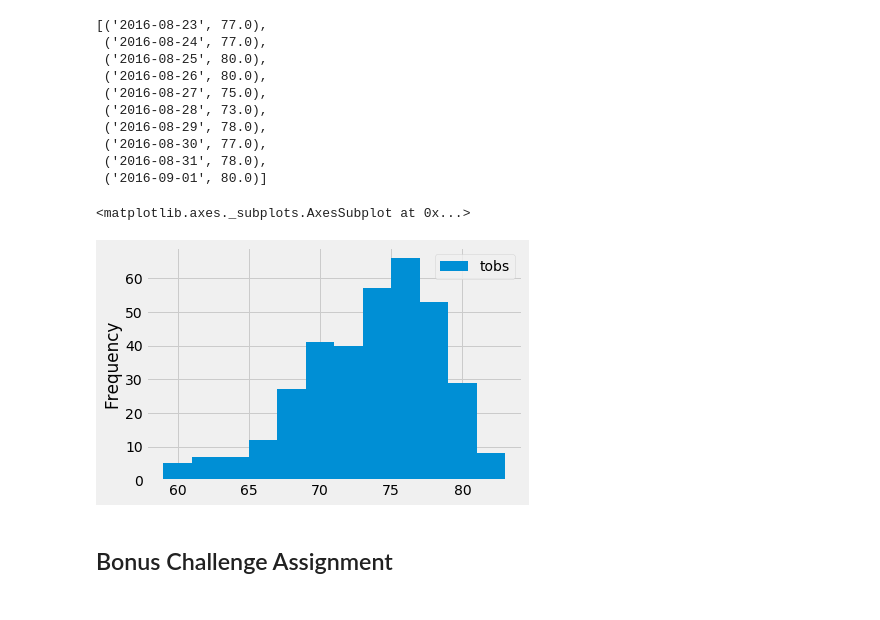
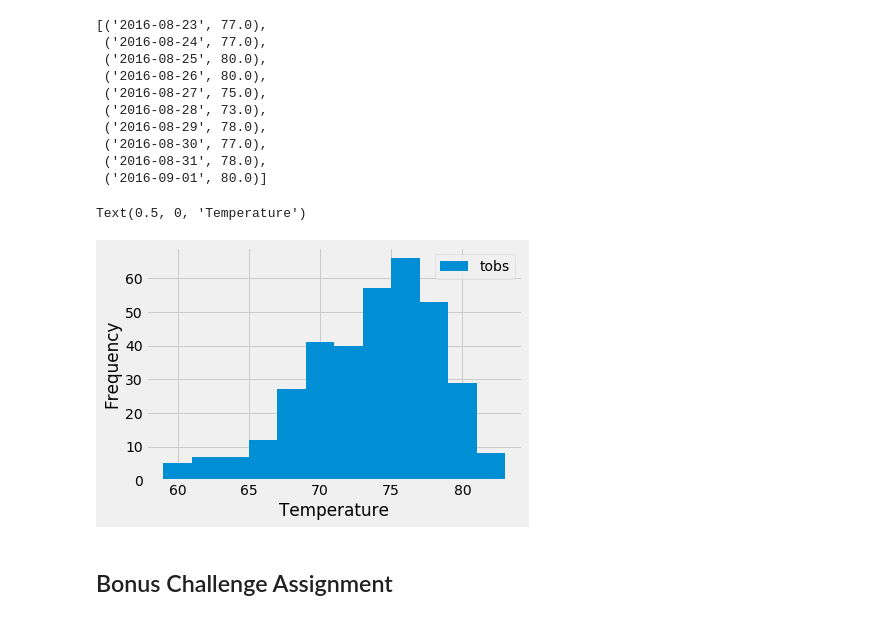
Before and after one commit to SakiSugio/sqlalchemy-challenge, a Jupyter notebook: climate_starter.ipynb, the cells around one changed output. Cells and saved outputs as stored; diff of their text form; code cells hidden in the pictures.

```diff
--- a/climate_starter.ipynb
+++ b/climate_starter.ipynb
@@ -164,11 +165,12 @@ high_tob[:10]
 # %%
 # Turning list to dataframe
 tob_df = pd.DataFrame(high_tob)
 # Plot the results as a histogram
 tob_df.plot.hist(bins=12)
+plt.xlabel("Temperature")
 # %% [output]
-<matplotlib.axes._subplots.AxesSubplot at 0x...>
+Text(0.5, 0, 'Temperature')
-[figure, old version]
+[figure, new version]
 # %% [markdown]
 ## Bonus Challenge Assignment
 # %%
```
Also changed, not shown: parts of 1 cell of this notebook.
